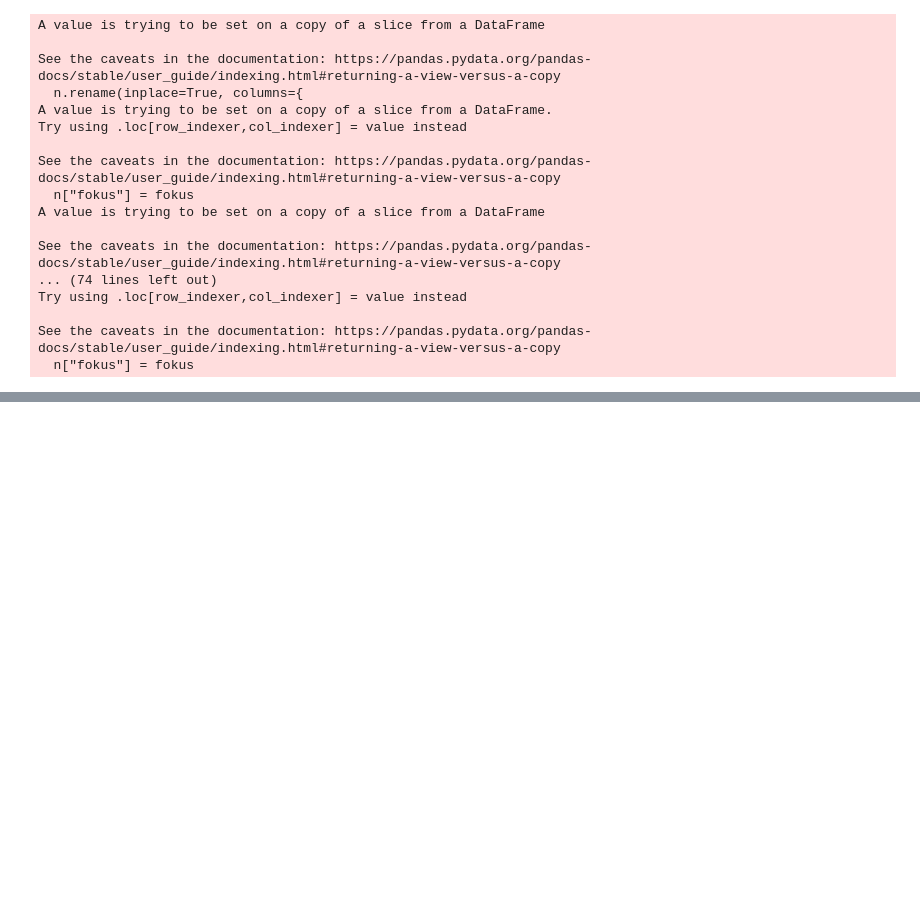
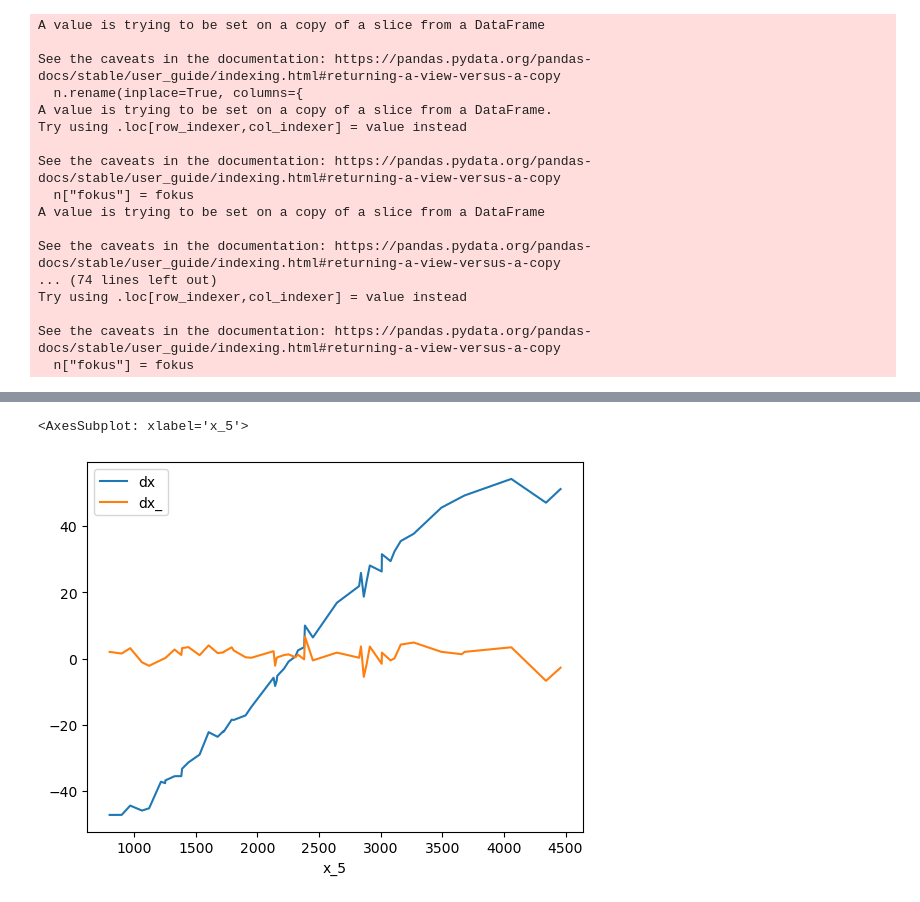
Before and after one commit to FlorianTimm/PhotoBox_Experimente, a Jupyter notebook: Fokus/fokus_faktor.ipynb, the cells around one changed output, grey strips where cells are left out. Saved outputs shown, nothing was run; the diff lists cells and outputs as text; code cells hidden in the pictures; blank space fills up the shorter version.

```diff
--- a/Fokus/fokus_faktor.ipynb
+++ b/Fokus/fokus_faktor.ipynb
@@ -549,0 +693,5 @@ d.plot.scatter(x="x_5", y="y_5", c="dy_", cmap="coolwarm")
+# %%
+d[d["fokus"] == 10][["x_5", "dx", "dx_"]].set_index("x_5").sort_index().plot()
+# %% [output]
+<AxesSubplot: xlabel='x_5'>
+[figure, added]
```
Also changed, not shown: parts of 32 cells of this notebook.
